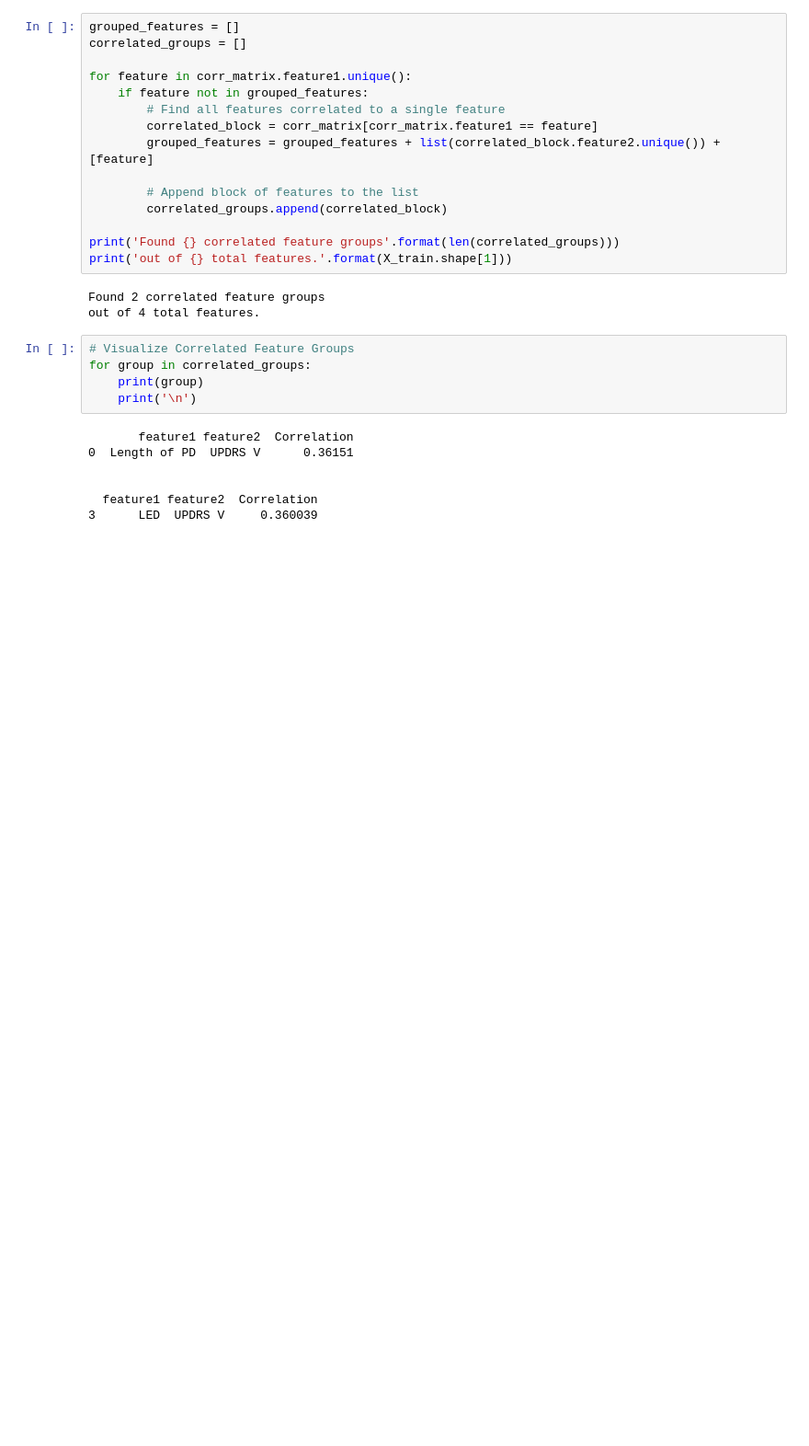
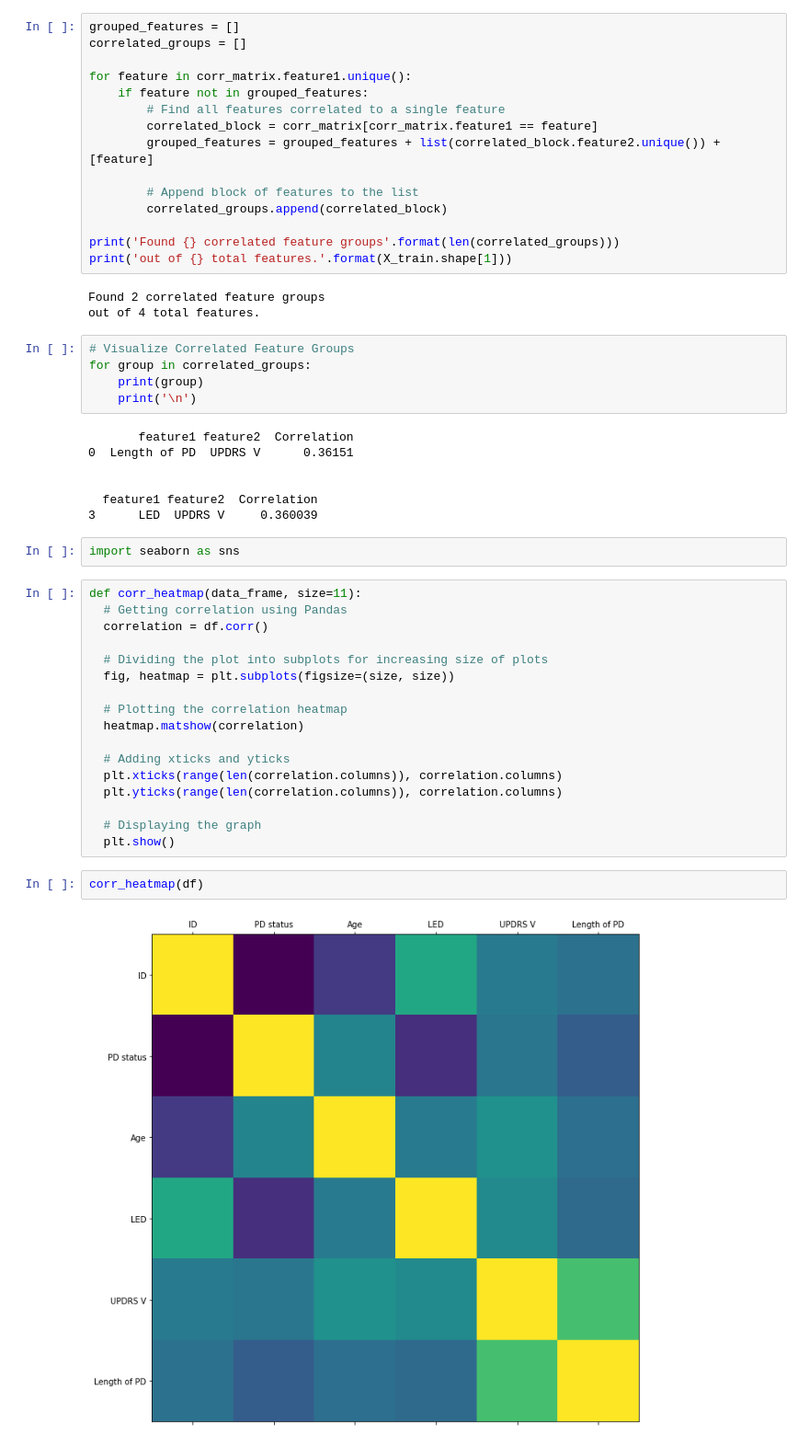
Before and after one commit to kalam714/machineLearning, a Jupyter notebook: correlation.ipynb, the cells around one changed output. Shown: that part at 92% size. Drawn from its saved outputs; the diff is of its cells as text; blank space fills up the shorter version.

```diff
--- a/correlation.ipynb
+++ b/correlation.ipynb
@@ -157,3 +157,26 @@ for group in correlated_groups:
 
   feature1 feature2  Correlation
 3      LED  UPDRS V     0.360039
+# %%
+import seaborn as sns
+# %%
+def corr_heatmap(data_frame, size=11):
+  # Getting correlation using Pandas
+  correlation = df.corr()
+
+  # Dividing the plot into subplots for increasing size of plots
+  fig, heatmap = plt.subplots(figsize=(size, size))
+
+  # Plotting the correlation heatmap
+  heatmap.matshow(correlation)
+
+  # Adding xticks and yticks
+  plt.xticks(range(len(correlation.columns)), correlation.columns)
+  plt.yticks(range(len(correlation.columns)), correlation.columns)
+
+  # Displaying the graph
+  plt.show()
+# %%
+corr_heatmap(df)
+# %% [output]
+[figure, added]
```
Also changed, not shown: parts of 3 cells of this notebook, 7 other files.
